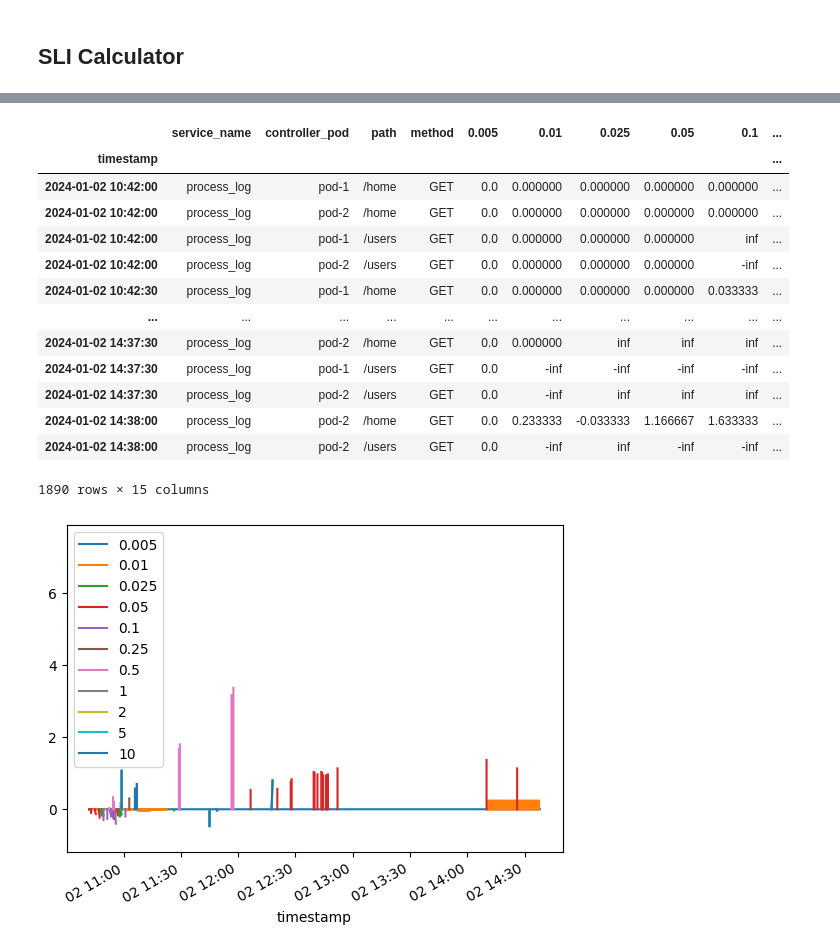
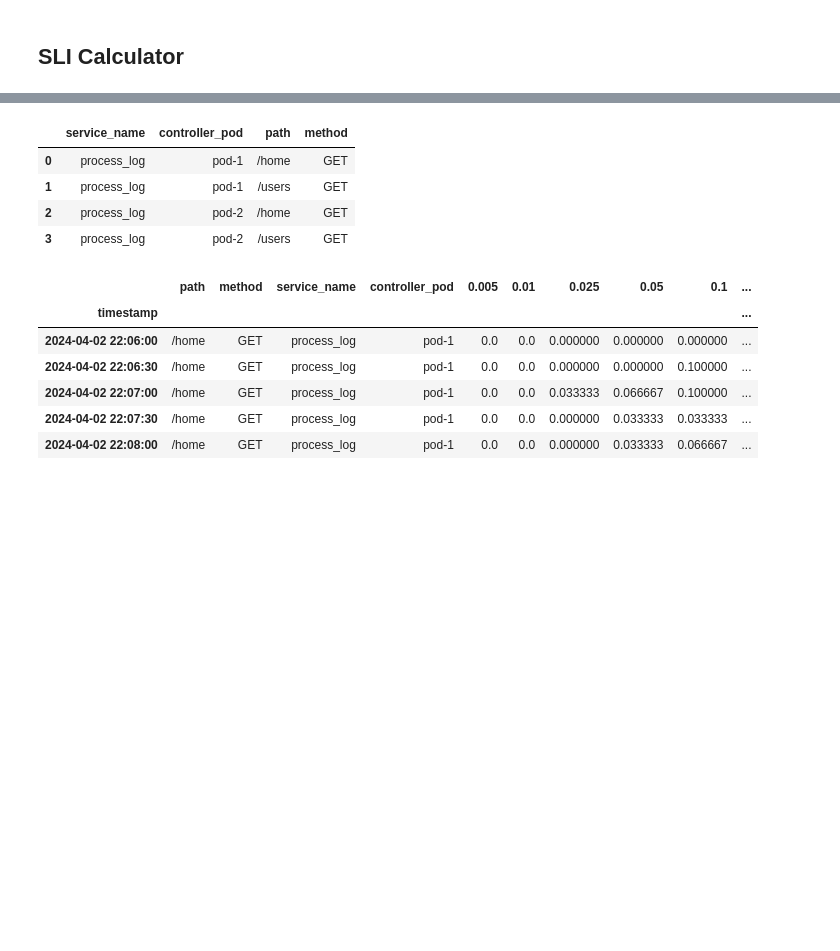
Before and after one commit to vuvietnguyenit/data_analystic, a Jupyter notebook: notebooks/analyze_fluctuatition_latency_http.ipynb, the cells around one changed output, grey strips where cells are left out. Cells and saved outputs as stored; diff of their text form; code cells hidden in the pictures; blank space fills up the shorter version.

```diff
--- a/notebooks/analyze_fluctuatition_latency_http.ipynb
+++ b/notebooks/analyze_fluctuatition_latency_http.ipynb
@@ -36,10 +27,10 @@ warnings.simplefilter(action='ignore', category=FutureWarning)
 pd.options.mode.chained_assignment = None
 # %%
-BUCKETS = [0.005, 0.01, 0.025, 0.05, 0.1, 0.25, 0.5, 1, 2, 5, 10]
+BUCKETS = [0.005, 0.01, 0.025, 0.05, 0.1, 0.25, 0.5, 1, 2, 5, 10, "+Inf"]
 # %%
 # Load dataset from CSV file
 root = pd.read_csv(
-    '../statics/csv/request_data_with_anomaly_pod_instance.csv', index_col=0)
+    '../statics/csv/request_data_with_anomaly_pod_instance_2.csv', index_col=0)
 # %%
 # Convert to datetime pandas and set datetime columns is index for dataframe
 root.index = pd.to_datetime(root.index)
@@ -179,26 +158,41 @@ root.query(abnormal_group).head()
+# %%
+group_dataset = root.groupby(grouped).last().reset_index()[grouped]
+group_dataset
+# %% [output]
+|  | service_name | controller_pod | path | method |
+| 0 | process_log | pod-1 | /home | GET |
+| 1 | process_log | pod-1 | /users | GET |
+| 2 | process_log | pod-2 | /home | GET |
+| 3 | process_log | pod-2 | /users | GET |
 # %%
-# Implement rate calculation
-sample = root[grouped + cols_for_calculate]
-for col in cols_for_calculate:
-    sample[col] = sample[col].diff() / sample.index.diff().total_seconds()
-sample.fillna(0).plot()
-sample.fillna(0)
+# Implement rate calculation for each group
+list_df_rated = []
+
+
+def rate(group: pd.Series):
+    sample = root[(root["service_name"] == group['service_name'])
+                  & (root["controller_pod"] == group['controller_pod'])
+                  & (root["path"] == group['path'])
+                  & (root["method"] == group['method'])]
+    for col in cols_for_calculate:
+        sample[col] = sample[col].diff() / sample.index.diff().total_seconds()
+    sample.fillna(0, inplace=True)
+    list_df_rated.append(sample)
+
+
+for idx, group in group_dataset.iterrows():
+    rate(group)
+
+df_rated = pd.concat(list_df_rated)
+df_rated.head()
 # %% [output]
-|  | service_name | controller_pod | path | method | 0.005 | 0.01 | 0.025 | 0.05 | 0.1 | ... |
+|  | path | method | service_name | controller_pod | 0.005 | 0.01 | 0.025 | 0.05 | 0.1 | ... |
 | timestamp |  |  |  |  |  |  |  |  |  | ... |
-| 2024-01-02 10:42:00 | process_log | pod-1 | /home | GET | 0.0 | 0.000000 | 0.000000 | 0.000000 | 0.000000 | ... |
-| 2024-01-02 10:42:00 | process_log | pod-2 | /home | GET | 0.0 | 0.000000 | 0.000000 | 0.000000 | 0.000000 | ... |
-| 2024-01-02 10:42:00 | process_log | pod-1 | /users | GET | 0.0 | 0.000000 | 0.000000 | 0.000000 | inf | ... |
-| 2024-01-02 10:42:00 | process_log | pod-2 | /users | GET | 0.0 | 0.000000 | 0.000000 | 0.000000 | -inf | ... |
-| 2024-01-02 10:42:30 | process_log | pod-1 | /home | GET | 0.0 | 0.000000 | 0.000000 | 0.000000 | 0.033333 | ... |
-| ... | ... | ... | ... | ... | ... | ... | ... | ... | ... | ... |
-| 2024-01-02 14:37:30 | process_log | pod-2 | /home | GET | 0.0 | 0.000000 | inf | inf | inf | ... |
-| 2024-01-02 14:37:30 | process_log | pod-1 | /users | GET | 0.0 | -inf | -inf | -inf | -inf | ... |
-| 2024-01-02 14:37:30 | process_log | pod-2 | /users | GET | 0.0 | -inf | inf | inf | inf | ... |
-| 2024-01-02 14:38:00 | process_log | pod-2 | /home | GET | 0.0 | 0.233333 | -0.033333 | 1.166667 | 1.633333 | ... |
-| 2024-01-02 14:38:00 | process_log | pod-2 | /users | GET | 0.0 | -inf | inf | -inf | -inf | ... |
+| 2024-04-02 22:06:00 | /home | GET | process_log | pod-1 | 0.0 | 0.0 | 0.000000 | 0.000000 | 0.000000 | ... |
+| 2024-04-02 22:06:30 | /home | GET | process_log | pod-1 | 0.0 | 0.0 | 0.000000 | 0.000000 | 0.100000 | ... |
+| 2024-04-02 22:07:00 | /home | GET | process_log | pod-1 | 0.0 | 0.0 | 0.033333 | 0.066667 | 0.100000 | ... |
+| 2024-04-02 22:07:30 | /home | GET | process_log | pod-1 | 0.0 | 0.0 | 0.000000 | 0.033333 | 0.033333 | ... |
+| 2024-04-02 22:08:00 | /home | GET | process_log | pod-1 | 0.0 | 0.0 | 0.000000 | 0.033333 | 0.066667 | ... |
-1890 rows × 15 columns
-[figure, removed]
 # %%
 # Simulator histogram_quantile
 # Calculate sum(rate)
```
Also changed, not shown: parts of 13 cells of this notebook, 4 other files.
